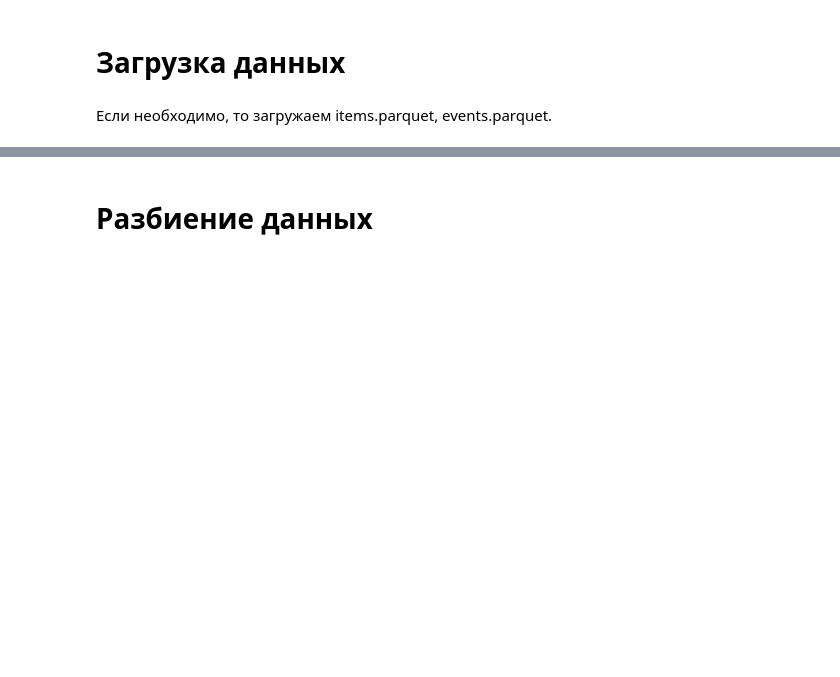
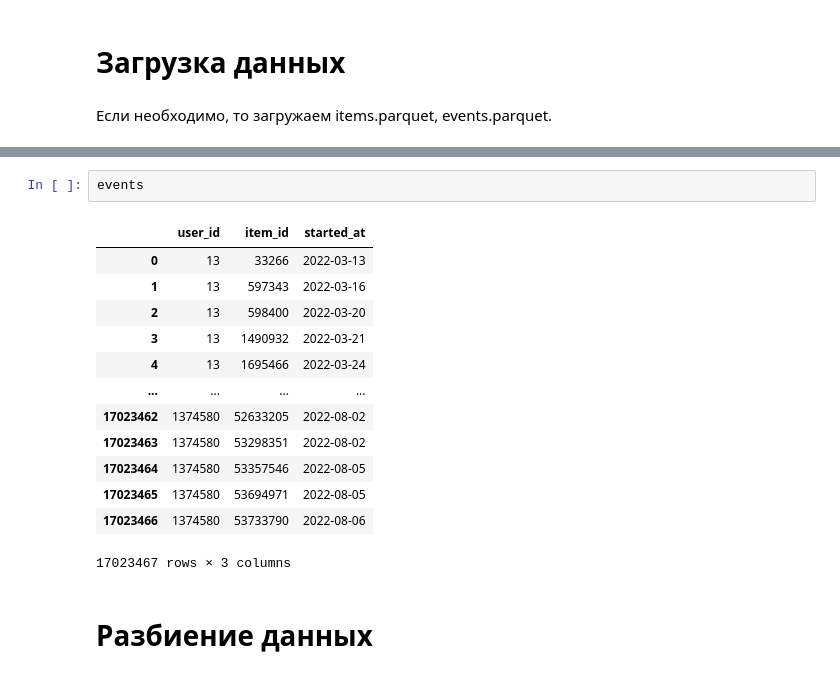
Before and after one commit to useful-pers/mle-project-sprint-4-v001, a Jupyter notebook: recommendations.ipynb, the cells around one changed output, grey strips where cells are left out. Cells and saved outputs as stored; diff of their text form; blank space fills up the shorter version.

```diff
--- a/recommendations.ipynb
+++ b/recommendations.ipynb
@@ -631,3 +666,19 @@ pd.read_parquet(
+# %%
+events
+# %% [output]
+|  | user_id | item_id | started_at |
+| 0 | 13 | 33266 | 2022-03-13 |
+| 1 | 13 | 597343 | 2022-03-16 |
+| 2 | 13 | 598400 | 2022-03-20 |
+| 3 | 13 | 1490932 | 2022-03-21 |
+| 4 | 13 | 1695466 | 2022-03-24 |
+| ... | ... | ... | ... |
+| 17023462 | 1374580 | 52633205 | 2022-08-02 |
+| 17023463 | 1374580 | 53298351 | 2022-08-02 |
+| 17023464 | 1374580 | 53357546 | 2022-08-05 |
+| 17023465 | 1374580 | 53694971 | 2022-08-05 |
+| 17023466 | 1374580 | 53733790 | 2022-08-06 |
+17023467 rows × 3 columns
 # %% [markdown]
 # Разбиение данных
 # %% [markdown]
```
Also changed, not shown: parts of 39 cells of this notebook, 5 other files.
